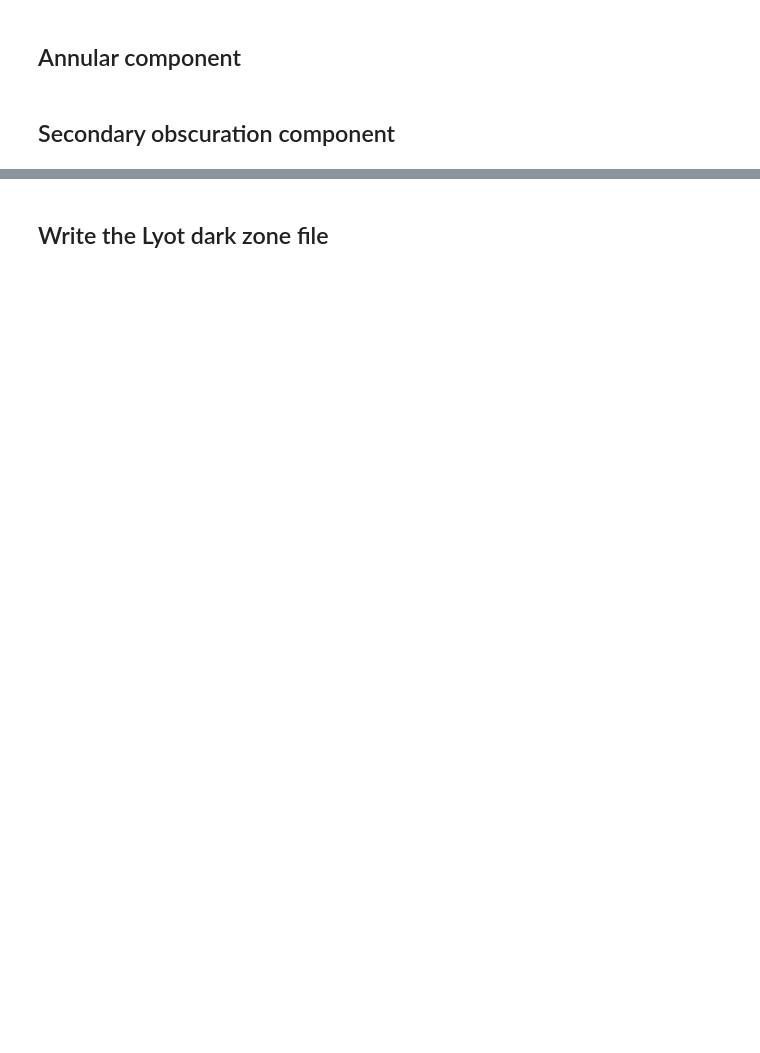
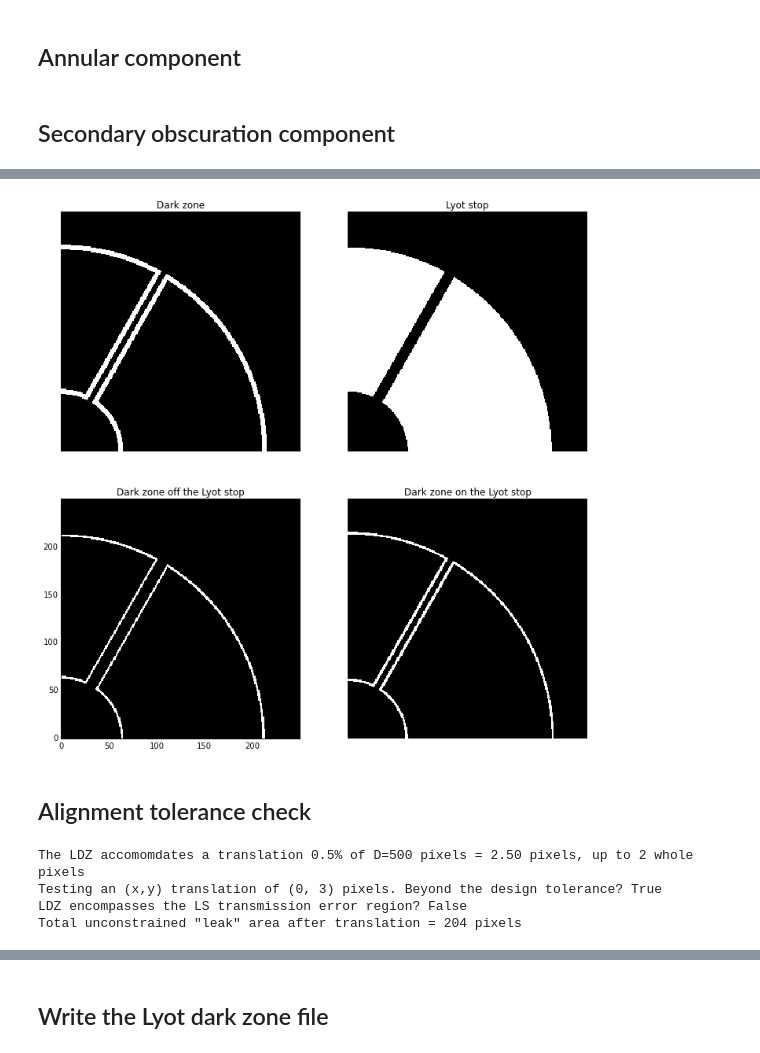
Before and after one commit to neilzim/SCDA, a Jupyter notebook: make_Lyotstop_obs1.ipynb, the cells around one changed output, grey strips where cells are left out. Cells and saved outputs as stored; diff of their text form; code cells hidden in the pictures; blank space fills up the shorter version.

Commit message:
changes to file name structure, parameter keys; added Lyot stop alignment tolerance optimization features

```diff
--- a/make_Lyotstop_obs1.ipynb
+++ b/make_Lyotstop_obs1.ipynb
@@ -60,7 +69,8 @@ plt.imshow(secobs)
 # %% [markdown]
 ## Pad the secondary obscuration
 # %%
-max_shift = int(round(D*spad))
+spad_fac = float(spad)/1000
+max_shift = int(round(D*spad_fac))
 shift_range = range(-max_shift,max_shift+1,1)
 [Xshifts, Yshifts] = np.meshgrid(shift_range, shift_range)
 allowed_shifts = np.less_equal(Xshifts**2 + Yshifts**2, max_shift**2)
@@ -78,6 +90,8 @@ for (xshift,yshift) in XYshifts_allowed:
 ## Combine with annular stop
 # %%
 L = secobs.shape[0]
+inD = float(iD)/100
+outD = float(oD)/100
 xs = np.linspace(-L/2 + 0.5, L/2 - 0.5, L)
 [Xs, Ys] = np.meshgrid(xs, xs)
 inside_ann = np.less_equal(Xs**2 + Ys**2, (inD*D/2)**2)
@@ -122,6 +154,6 @@ os.listdir(LS_dir)
 # %% [markdown]
 # Define Lyot plane dark zone
 # %%
-dz_width_fac = 0.005                             # dark zone is +/- this fraction of pupil diameter
+dz_width_fac = float(aligntol)/1000              # dark zone is +/- this fraction of pupil diameter
 dz_width = np.ceil(2*N*dz_width_fac).astype(int) # dark zone is +/- this number of pixels in binned pupil array
 print("Lyot plane dark zone width in binned array: +/- {:d} pixels".format(dz_width))
@@ -156,13 +190,13 @@ ann_dz = np.logical_xor(ann_outer_bound, ann_inner_bound)
 # %% [markdown]
 ## Secondary obscuration component
 # %%
-max_shift_outer = int(round(D*(spad-dz_width_fac)))
+max_shift_outer = int(round(D*(spad_fac-dz_width_fac)))
 shift_range_outer = range(-max_shift_outer,max_shift_outer+1,1)
 [Xshifts_outer, Yshifts_outer] = np.meshgrid(shift_range_outer, shift_range_outer)
 allowed_shifts_outer = np.less_equal(Xshifts_outer**2 + Yshifts_outer**2, max_shift_outer**2)
 XYshifts_allowed_outer = zip(Xshifts_outer[allowed_shifts_outer], Yshifts_outer[allowed_shifts_outer])
 
-max_shift_inner = int(round(D*(spad+dz_width_fac)))
+max_shift_inner = int(round(D*(spad_fac+dz_width_fac)))
 shift_range_inner = range(-max_shift_inner,max_shift_inner+1,1)
 [Xshifts_inner, Yshifts_inner] = np.meshgrid(shift_range_inner, shift_range_inner)
 allowed_shifts_inner = np.less_equal(Xshifts_inner**2 + Yshifts_inner**2, max_shift_inner**2)
@@ -194,17 +233,47 @@ Lyot_dz_binned_quad.shape
 # %%
-plt.figure(figsize=(16,16))
+plt.figure(figsize=(12,12))
 plt.subplot(221)
 plt.title('Dark zone')
 plt.imshow(Lyot_dz_binned_quad_binary)
 plt.axis('off')
 plt.subplot(222)
 plt.title('Lyot stop')
 plt.imshow(Lyot_stop_binned_quad_binary)
 plt.axis('off')
 plt.subplot(223)
 plt.title('Dark zone off the Lyot stop')
 plt.imshow(Lyot_stop_binned_quad_binary & Lyot_dz_binned_quad_binary)
 plt.subplot(224)
 plt.title('Dark zone on the Lyot stop')
 plt.imshow(~Lyot_stop_binned_quad_binary & Lyot_dz_binned_quad_binary)
-plt.axis('off')
+t=plt.axis('off')
+# %% [output]
+[figure, added]
+# %% [markdown]
+## Alignment tolerance check
+# %%
+max_shift_tol = 2*N*dz_width_fac
+max_shift_tol_int = int(np.floor(max_shift_tol))
+test_shift = (0,3)
+print("The LDZ accomomdates a translation {0:.1f}% of D={1:d} pixels = {2:.2f} pixels, up to {3:d} whole pixels".format(
+      float(aligntol)/10, 2*N, max_shift_tol, max_shift_tol_int))
+print("Testing an (x,y) translation of {0:} pixels. Beyond the design tolerance? {1:}".format(
+      test_shift, test_shift[0]**2 + test_shift[1]**2 > max_shift_tol))
+LS_halfplane = np.concatenate((Lyot_stop_binned_quad_binary[::-1,:], Lyot_stop_binned_quad_binary), axis=0)
+LS_full = np.concatenate((LS_halfplane[:,::-1], LS_halfplane), axis=1)
+LS_full_shift = np.roll(np.roll(LS_full, test_shift[0], axis=1), test_shift[1], axis=0)
+LS_err_mask = np.ceil(np.abs(LS_full_shift - LS_full)).astype(bool)
+
+LDZ_halfplane = np.concatenate((Lyot_dz_binned_quad_binary[::-1,:], Lyot_dz_binned_quad_binary), axis=0)
+LDZ_full = np.concatenate((LDZ_halfplane[:,::-1], LDZ_halfplane), axis=1).astype(bool)
+
+print("LDZ encompasses the LS transmission error region? {0:}".format(
+        ~np.any(np.logical_and(LS_err_mask, ~LDZ_full))))
+
+print("Total unconstrained \"leak\" area after translation = {0:d} pixels".format(
+      int(np.sum(np.logical_and(LS_err_mask, ~LDZ_full)))))
+# %% [output]
+The LDZ accomomdates a translation 0.5% of D=500 pixels = 2.50 pixels, up to 2 whole pixels
+Testing an (x,y) translation of (0, 3) pixels. Beyond the design tolerance? True
+LDZ encompasses the LS transmission error region? False
+Total unconstrained "leak" area after translation = 204 pixels
```
Also changed, not shown: parts of 18 cells of this notebook, 2 other files.
